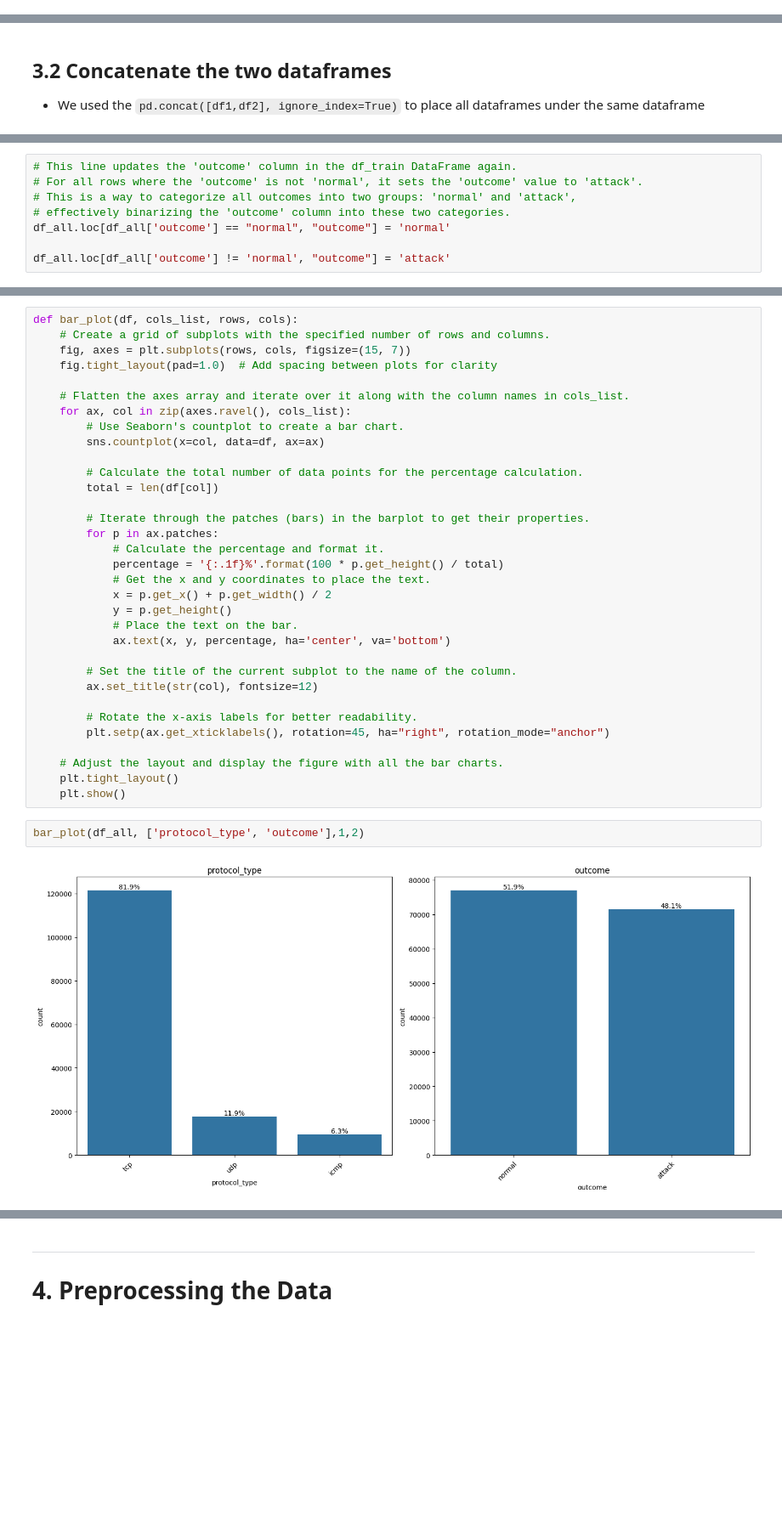
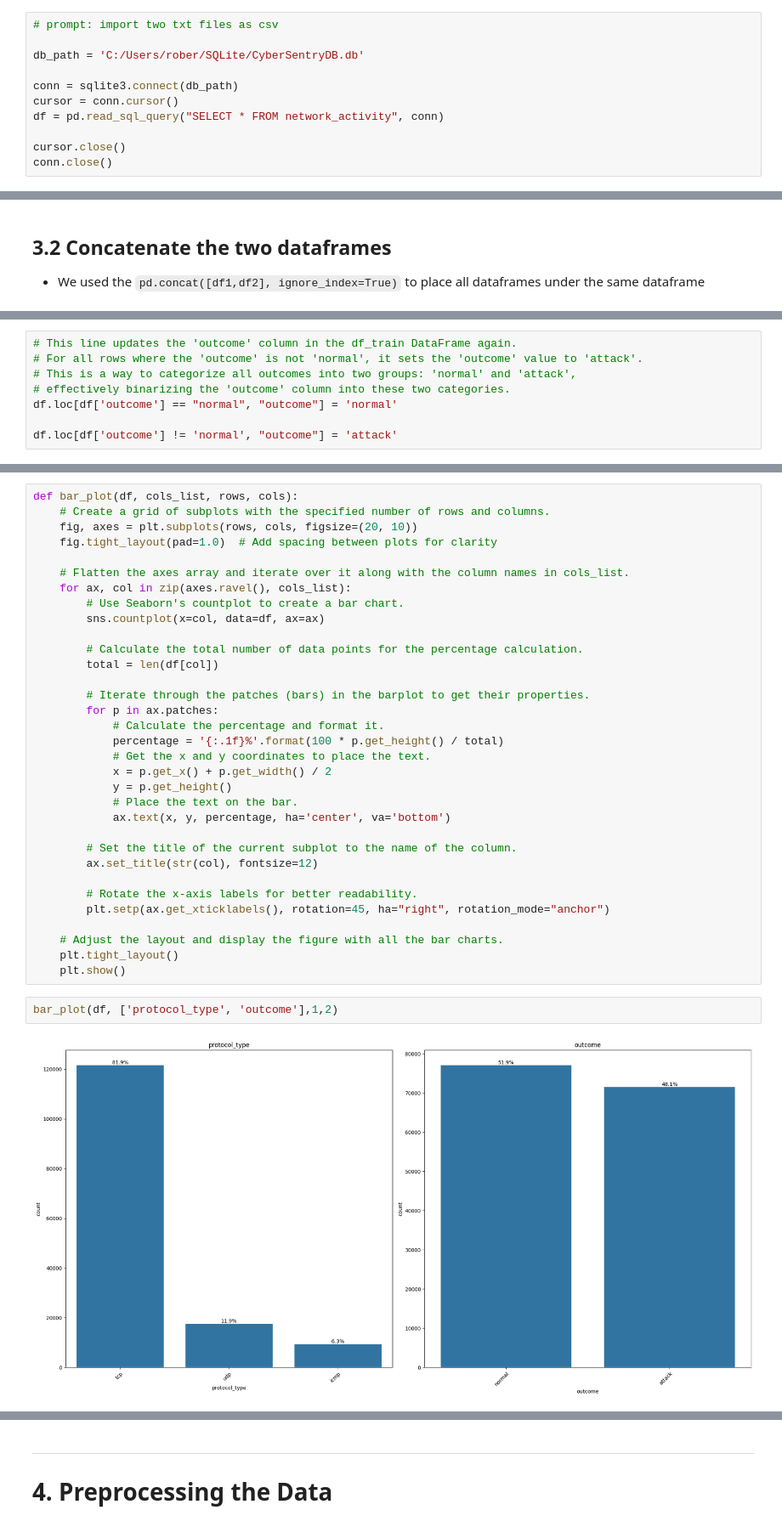
Before and after one commit to andypc93/cyber-sentry, a Jupyter notebook: CyberSentry_Notebook.ipynb, the cells around one changed output, grey strips where cells are left out. Shown at 85% size. Cells and saved outputs as stored; diff of their text form; blank space fills up the shorter version.

Commit message:
Update CyberSentry_Notebook.ipynb
File swap (old to new)

```diff
--- a/CyberSentry_Notebook.ipynb
+++ b/CyberSentry_Notebook.ipynb
@@ -67,3 +51,14 @@ df_test.columns = columns
+# %%
+# prompt: import two txt files as csv
+
+db_path = 'C:/Users/rober/SQLite/CyberSentryDB.db'
+
+conn = sqlite3.connect(db_path)
+cursor = conn.cursor()
+df = pd.read_sql_query("SELECT * FROM network_activity", conn)
+
+cursor.close()
+conn.close()
 # %% [markdown]
 ## 3.1. **Visualize imported files**
 
@@ -148,6 +74,6 @@ memory usage: 48.7+ MB
 # For all rows where the 'outcome' is not 'normal', it sets the 'outcome' value to 'attack'.
 # This is a way to categorize all outcomes into two groups: 'normal' and 'attack',
 # effectively binarizing the 'outcome' column into these two categories.
-df_all.loc[df_all['outcome'] == "normal", "outcome"] = 'normal'
+df.loc[df['outcome'] == "normal", "outcome"] = 'normal'
 
-df_all.loc[df_all['outcome'] != 'normal', "outcome"] = 'attack'
+df.loc[df['outcome'] != 'normal', "outcome"] = 'attack'
@@ -163,7 +80,7 @@ df_all.head() #hola
 # %%
 def bar_plot(df, cols_list, rows, cols):
     # Create a grid of subplots with the specified number of rows and columns.
-    fig, axes = plt.subplots(rows, cols, figsize=(15, 7))
+    fig, axes = plt.subplots(rows, cols, figsize=(20, 10))
     fig.tight_layout(pad=1.0)  # Add spacing between plots for clarity
 
     # Flatten the axes array and iterate over it along with the column names in cols_list.
@@ -194,9 +111,9 @@ def bar_plot(df, cols_list, rows, cols):
     plt.tight_layout()
     plt.show()
 # %%
-bar_plot(df_all, ['protocol_type', 'outcome'],1,2)
+bar_plot(df, ['protocol_type', 'outcome'],1,2)
 # %% [output]
-[figure, old version]
+[figure, new version]
 # %%
 def pie_plot(df, cols_list, rows, cols):
     # Create a grid of subplots with the specified number of rows and columns.
```
Also changed, not shown: parts of 35 cells of this notebook.
